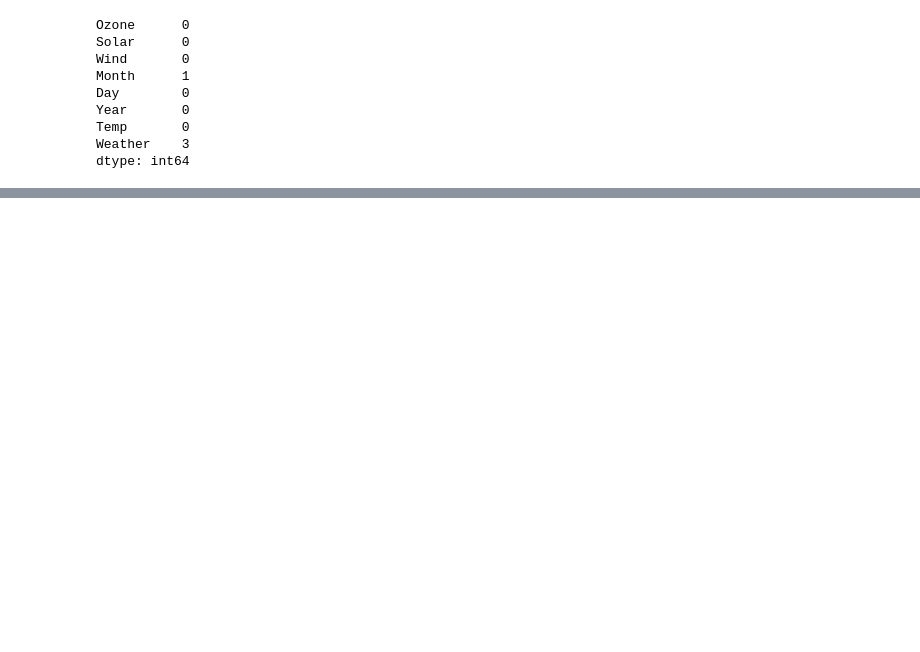
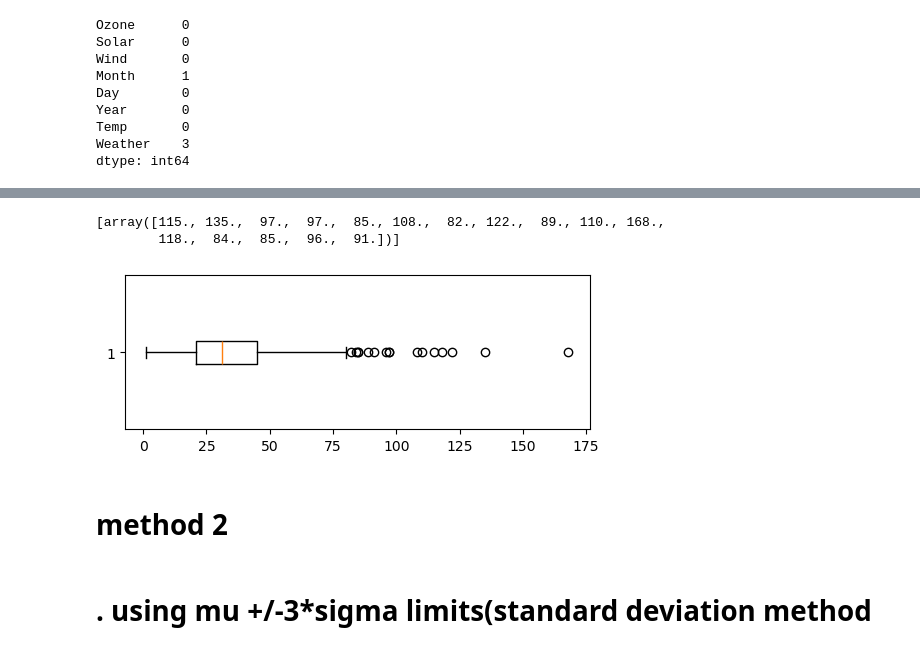
Before and after one commit to cheanreddyruchithareddy/aiml-tasks, a Jupyter notebook: EDA1_Practice (1).ipynb, the cells around one changed output, grey strips where cells are left out. Drawn from its saved outputs; the diff is of its cells as text; code cells hidden in the pictures; blank space fills up the shorter version.

```diff
--- a/EDA1_Practice (1).ipynb
+++ b/EDA1_Practice (1).ipynb
@@ -218,0 +347,13 @@ dtype: int64
+# %%
+# extract outliners from boxplot for ozone column
+plt.figure(figsize=(6,2))
+boxplot_data=plt.boxplot(data1["Ozone"], vert=False)
+[item.get_xdata() for item in boxplot_data['fliers']]
+# %% [output]
+[array([115., 135.,  97.,  97.,  85., 108.,  82., 122.,  89., 110., 168.,
+        118.,  84.,  85.,  96.,  91.])]
+[figure, added]
+# %% [markdown]
+# method 2
+# %% [markdown]
+# . using mu  +/-3*sigma limits(standard deviation method
```
Also changed, not shown: parts of 38 cells of this notebook.
